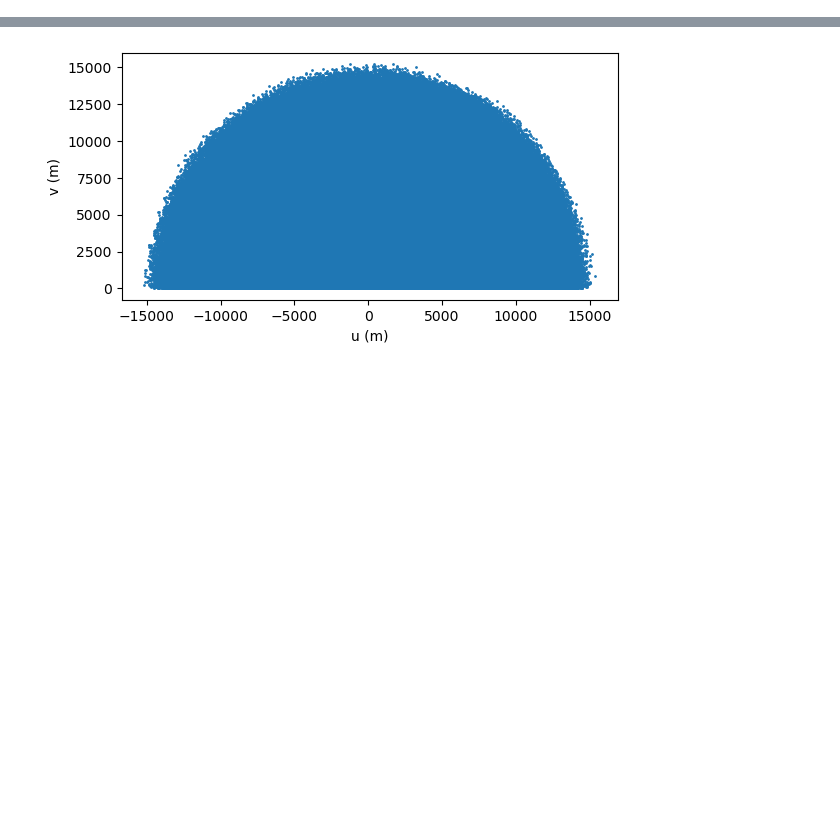
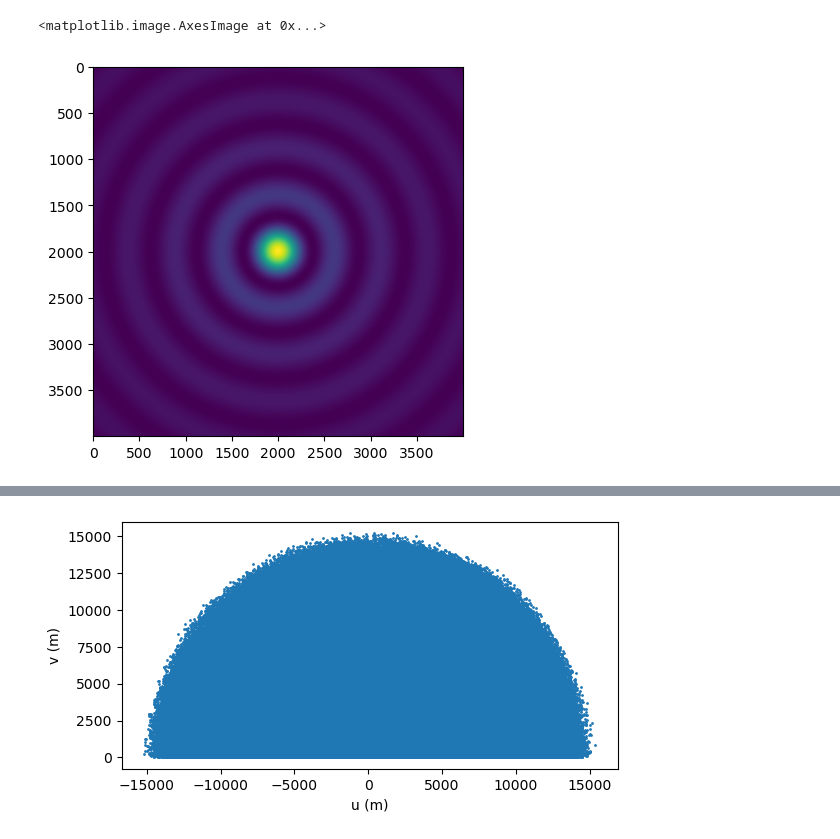
Before and after one commit to rlbyrne/PSsensitivity, a Jupyter notebook: plot_DSA2000_sensitivity.ipynb, the cells around one changed output, grey strips where cells are left out. Cells and saved outputs as stored; diff of their text form; code cells hidden in the pictures; blank space fills up the shorter version.

```diff
--- a/plot_DSA2000_sensitivity.ipynb
+++ b/plot_DSA2000_sensitivity.ipynb
@@ -23,3 +24,16 @@ freq_resolution_hz = 162.5e3
 int_time_s = 15.0 * 60  # 15 minutes in each survey field
 max_bl_m = 1000.
 bao_scales_k = np.array([.03, .2]) / 0.71
+# %%
+resolution_deg = 1e-3
+image_extent_deg = 2.
+ew_axis = np.arange(0, image_extent_deg, resolution_deg)
+ew_axis = np.append(-(ew_axis[::-1])[:-1], ew_axis)
+ns_axis = np.copy(ew_axis)
+ew_vals, ns_vals = np.meshgrid(ew_axis, ns_axis)
+
+beam = scipy.special.jv(0, 2.*np.pi*np.sqrt(ew_vals**2. + ns_vals**2.))
+plt.imshow(np.abs(beam)**2.)
+# %% [output]
+<matplotlib.image.AxesImage at 0x...>
+[figure, added]
```
Also changed, not shown: parts of 23 cells of this notebook, 1 other file.
